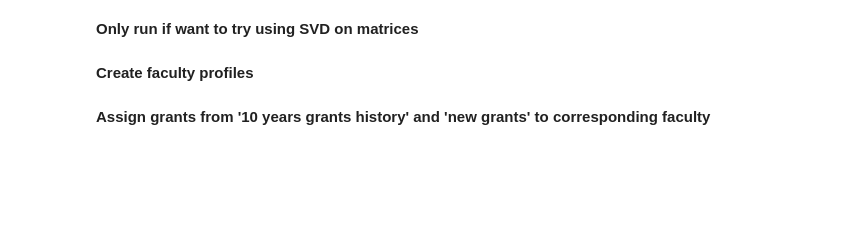
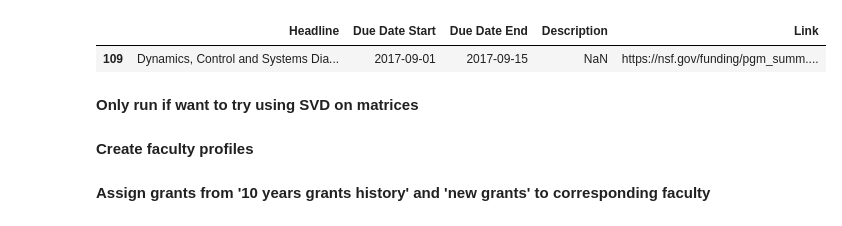
Before and after one commit to jsonchin/BIDS, a Jupyter notebook: modeling/clustering_recommender.ipynb, the cells around one changed output. Saved outputs shown, nothing was run; the diff lists cells and outputs as text; code cells hidden in the pictures; blank space fills up the shorter version.

```diff
--- a/modeling/clustering_recommender.ipynb
+++ b/modeling/clustering_recommender.ipynb
@@ -81,6 +81,12 @@ nsf_grants_df.head()
 | 2 | EPSCoR Research Infrastructure Im... | None | 2017-02-28 | The Experimental Program to Stimu... | https://nsf.gov/funding/pgm_summ.... |
 | 3 | Industry-University Cooperative R... | None | 2017-02-28 | The Industry-University Cooperati... | https://nsf.gov/funding/pgm_summ.... |
 | 4 | SOCIOLOGY PROGRAM - Doctoral Diss... | None | 2017-02-28 | The Sociology Program supports ba... | https://nsf.gov/funding/pgm_summ.... |
+# %%
+pd.options.display.max_colwidth = 1000
+nsf_grants_df[109:110]
+# %% [output]
+|  | Headline | Due Date Start | Due Date End | Description | Link |
+| 109 | Dynamics, Control and Systems Dia... | 2017-09-01 | 2017-09-15 | NaN | https://nsf.gov/funding/pgm_summ.... |
 # %%
 punc_trans = str.maketrans(string.punctuation, " " * len(string.punctuation))
 num_trans = str.maketrans('', '', '123456789')
```
Also changed, not shown: parts of 10 cells of this notebook, 4 other files.
